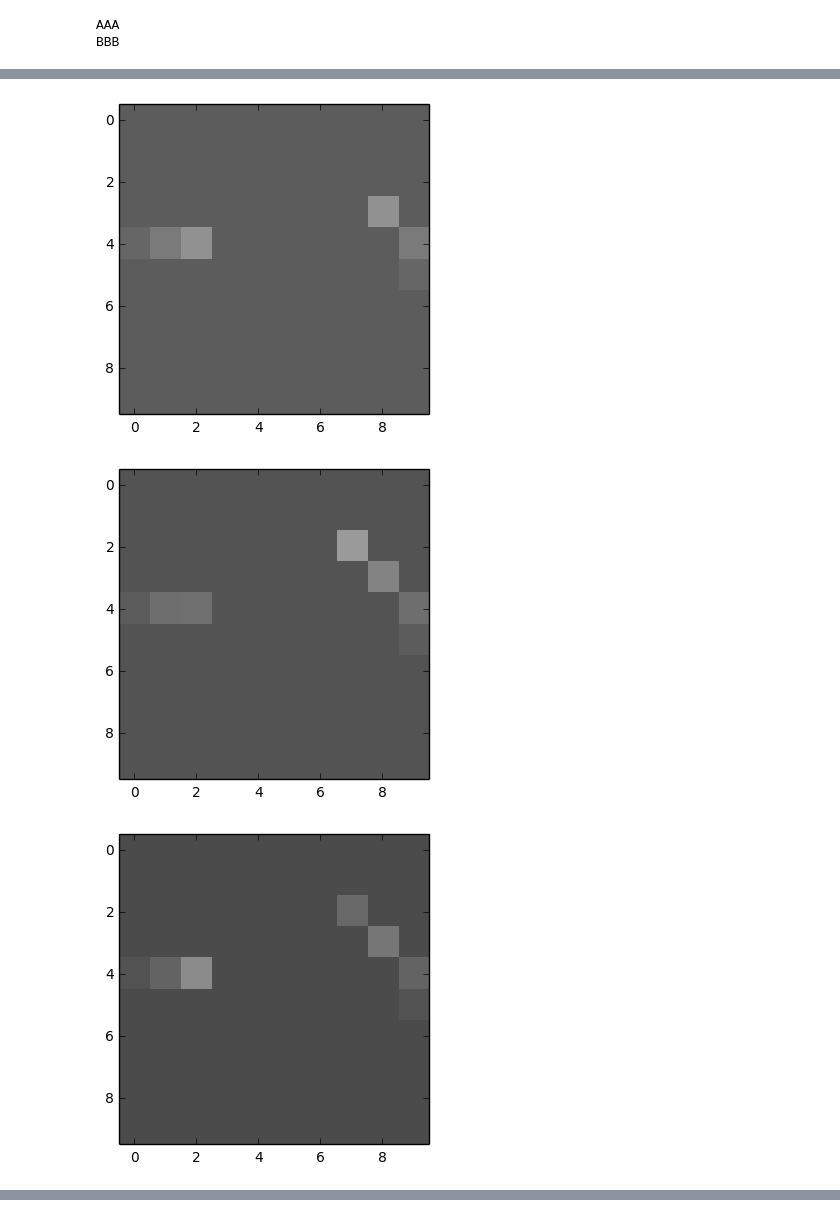
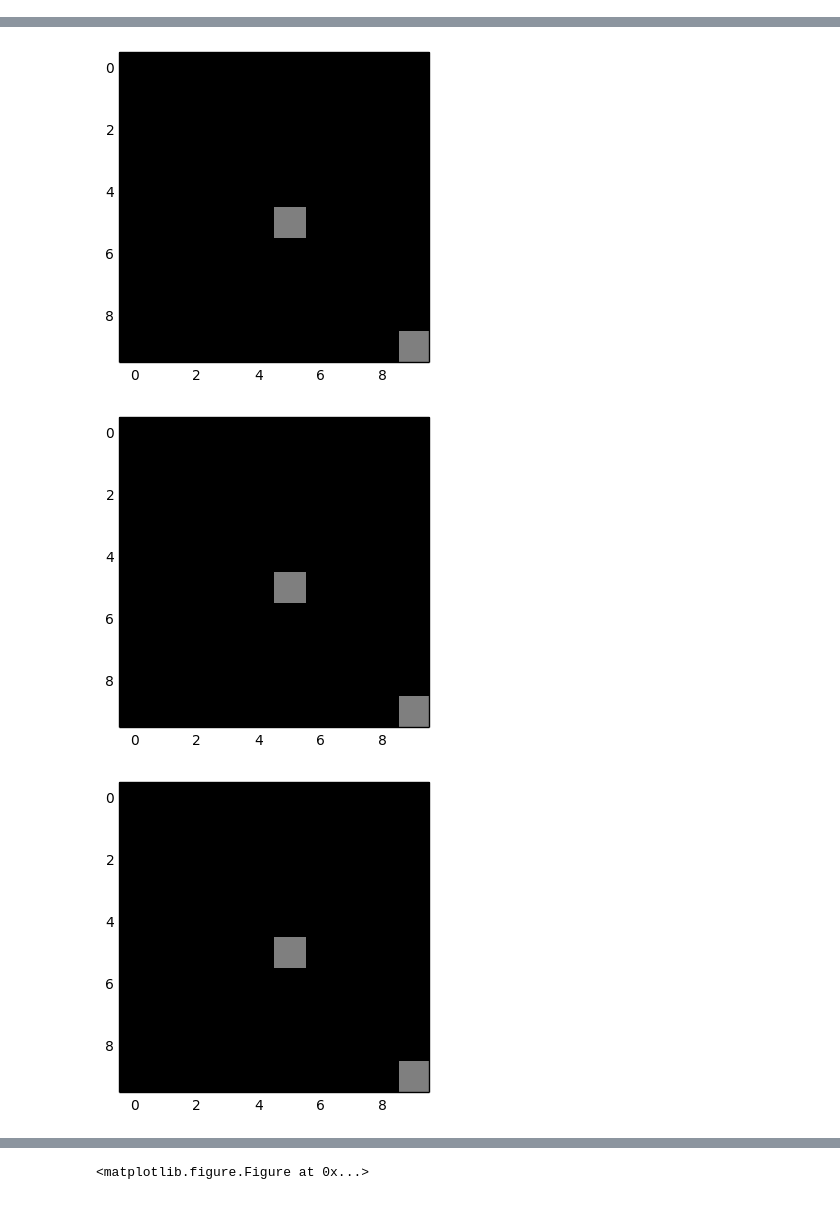
Before and after one commit to MaximGotovchits/agent-simulator, a Jupyter notebook: simulator/Visualizer.ipynb, the cells around one changed output, grey strips where cells are left out. Drawn from its saved outputs; the diff is of its cells as text; code cells hidden in the pictures.

Commit message:
Upd visualizer

```diff
--- a/simulator/Visualizer.ipynb
+++ b/simulator/Visualizer.ipynb
@@ -7,7 +7,7 @@ import matplotlib.pyplot as plt
 ny, nx = 10, 10
 
 all_data = None
-with open("data/result/result", 'r') as all_data:
+with open("data/result/resultRealData", 'r') as all_data:
     all_data = ast.literal_eval(all_data.read().strip())
 
 curr_it = 1
@@ -30,8 +30,6 @@ for in_data in all_data:
 
     plt.imshow(c, interpolation='nearest')
     plt.show()
-    plt.savefig("simulator" + str(curr_it) + ".jpg")
+    plt.savefig('data/visual_result/simulator' + str(curr_it) + '.jpg')
     curr_it += 1
 # %% [output]
-AAA
-BBB
@@ -41,3 +39,3 @@ BBB
-[figure, old version]
+[figure, new version]
-[figure, old version]
+[figure, new version]
-[figure, old version]
+[figure, new version]
@@ -49,0 +47 @@ BBB
+<matplotlib.figure.Figure at 0x...>
```
Also changed, not shown: parts of 1 cell of this notebook.
